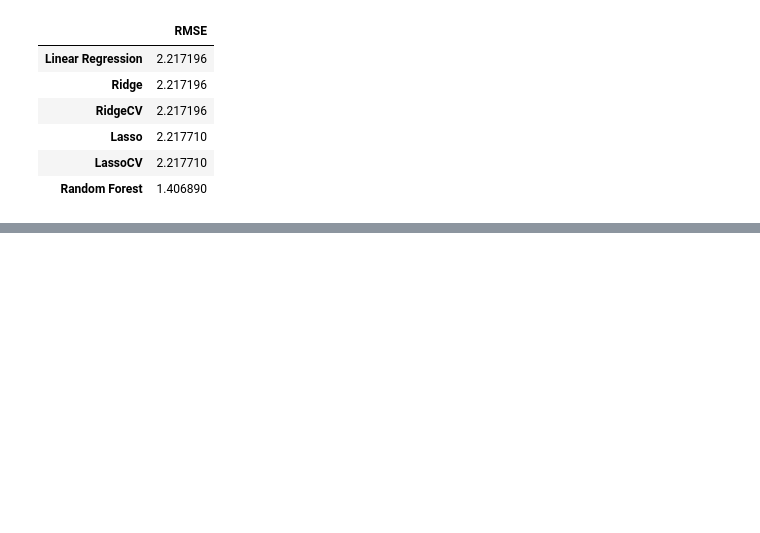
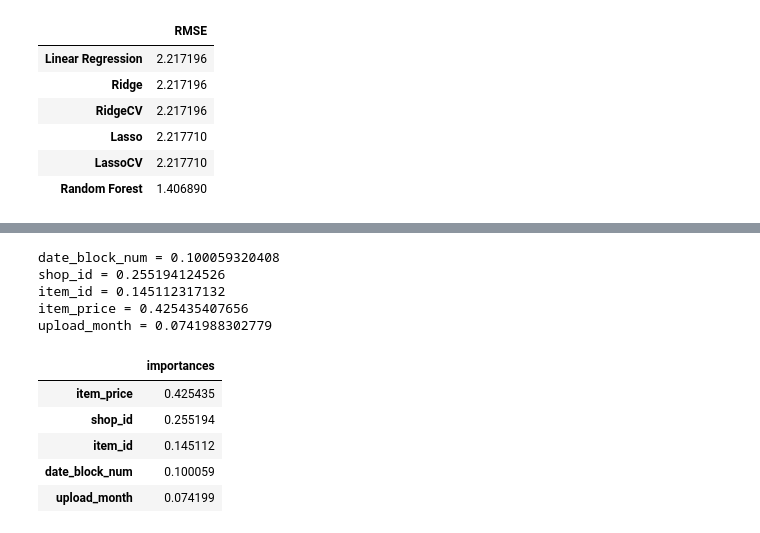
Before and after one commit to Edwardp17/Kaggle, a Jupyter notebook: sales_forecast/sales_forecast.ipynb, the cells around one changed output, grey strips where cells are left out. Drawn from its saved outputs; the diff is of its cells as text; code cells hidden in the pictures; blank space fills up the shorter version.

```diff
--- a/sales_forecast/sales_forecast.ipynb
+++ b/sales_forecast/sales_forecast.ipynb
@@ -148,0 +190,24 @@ rf_tuned_score = get_scores(rf_tuned, ['Random Forest'], X_val, y_val)
+# %%
+for name, importance in zip(modelFeatures, rf_tuned.feature_importances_):
+    print(name, '=', importance)
+# %% [output]
+date_block_num = 0.100059320408
+shop_id = 0.255194124526
+item_id = 0.145112317132
+item_price = 0.425435407656
+upload_month = 0.0741988302779
+# %%
+features = modelFeatures
+importances = list(rf_tuned.feature_importances_)
+indices = np.argsort(importances)
+fi = pd.DataFrame(importances, index = features, columns = ['importances'])
+fi.sort_values(by = 'importances', ascending = False, inplace = True)
+fi
+fi
+# %% [output]
+|  | importances |
+| item_price | 0.425435 |
+| shop_id | 0.255194 |
+| item_id | 0.145112 |
+| date_block_num | 0.100059 |
+| upload_month | 0.074199 |
```
Also changed, not shown: parts of 23 cells of this notebook.
